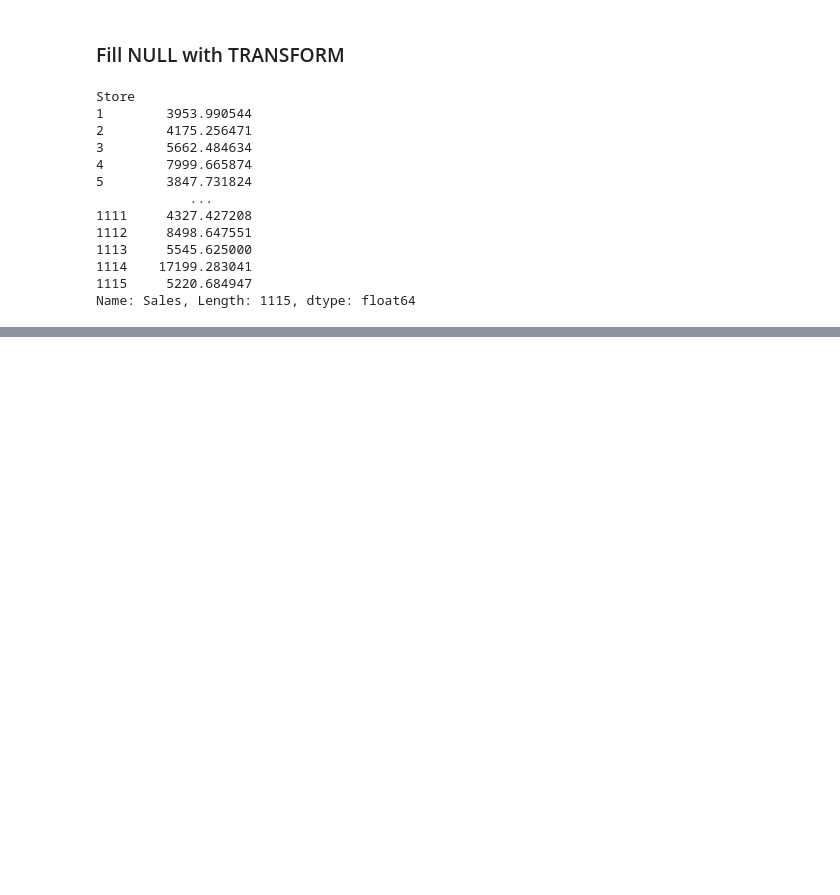
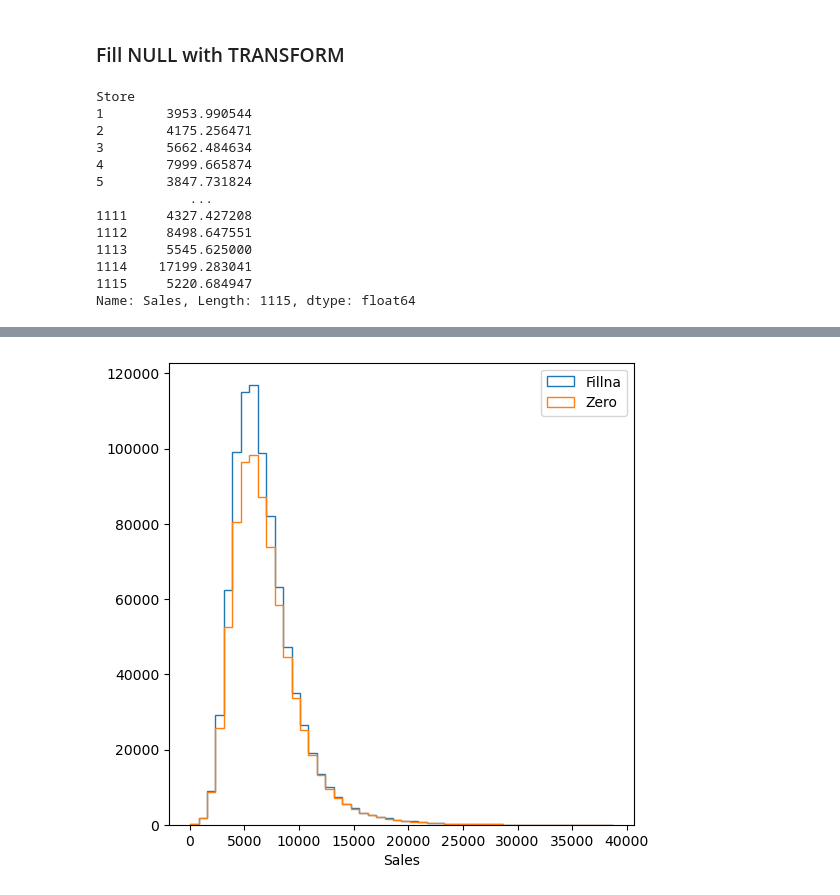
Before and after one commit to omid-sar/Interview-Preparation, a Jupyter notebook: data_manipulation/apply.ipynb, the cells around one changed output, grey strips where cells are left out. Saved outputs shown, nothing was run; the diff lists cells and outputs as text; code cells hidden in the pictures; blank space fills up the shorter version.

```diff
--- a/data_manipulation/apply.ipynb
+++ b/data_manipulation/apply.ipynb
@@ -213,0 +252,9 @@ apply()
+# %%
+import matplotlib.pyplot as plt
+plt.figure(figsize=(6,6))
+plt.hist(df2[df2['Sales'] != 0]['Sales(fill by mean)'], histtype='step', bins= 50, label="Fillna")
+plt.hist(df2[df2['Sales'] != 0]['Sales'], histtype='step', bins= 50, label="Zero")
+plt.xlabel("Sales")
+plt.legend();
+# %% [output]
+[figure, added]
```
Also changed, not shown: parts of 11 cells of this notebook.
